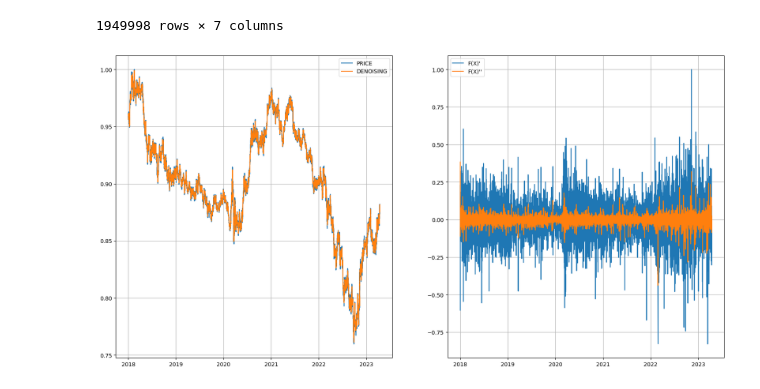
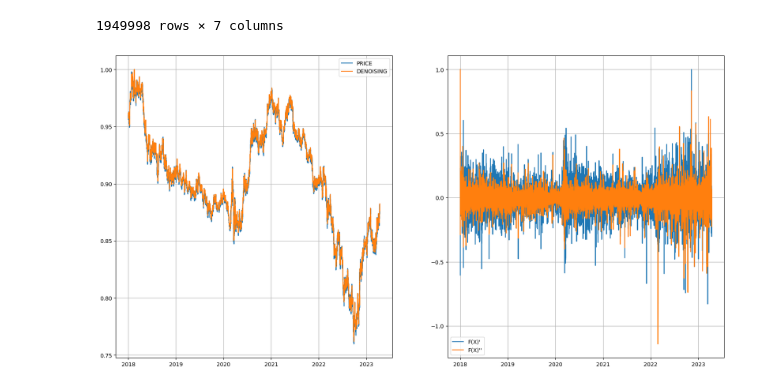
Before and after one commit to MikelMoli/agent-trading, a Jupyter notebook: notebooks/denoising_features.ipynb, the cells around one changed output. Saved outputs shown, nothing was run; the diff lists cells and outputs as text; code cells hidden in the pictures.

```diff
--- a/notebooks/denoising_features.ipynb
+++ b/notebooks/denoising_features.ipynb
@@ -71,18 +71,18 @@ df
 # %%
 f_1 = np.gradient(df["DENOISED"])
 f_2 = np.gradient(f_1)
 
 fig, (ax1, ax2) = plt.subplots(1, 2, figsize=(20,10))
 
 ax1.plot(pd.Series(df["close"].values, index=df["date"]) / df["close"].max())
-ax1.plot(pd.Series(df["DENOISED"].values, index=df["date"]) / df["close"].max())
+ax1.plot(pd.Series(df["DENOISED"].values, index=df["date"]) / df["DENOISED"].max())
 ax1.legend(["PRICE", "DENOISING"])
 ax1.grid()
 
 ax2.plot(pd.Series(f_1, index=df["date"]) / f_1.max())
-ax2.plot(pd.Series(f_2, index=df["date"]) / f_1.max())
+ax2.plot(pd.Series(f_2, index=df["date"]) / f_2.max())
 ax2.legend(["F(X)'", "F(X)''"])
 ax2.grid()
 plt.show()
 # %% [output]
-[figure, old version]
+[figure, new version]
```
